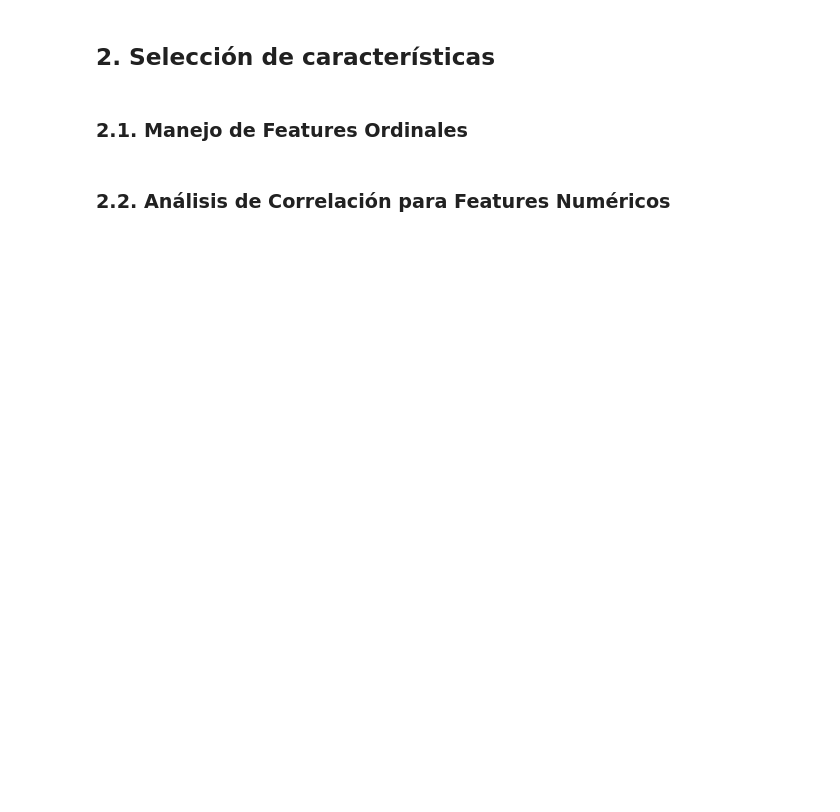
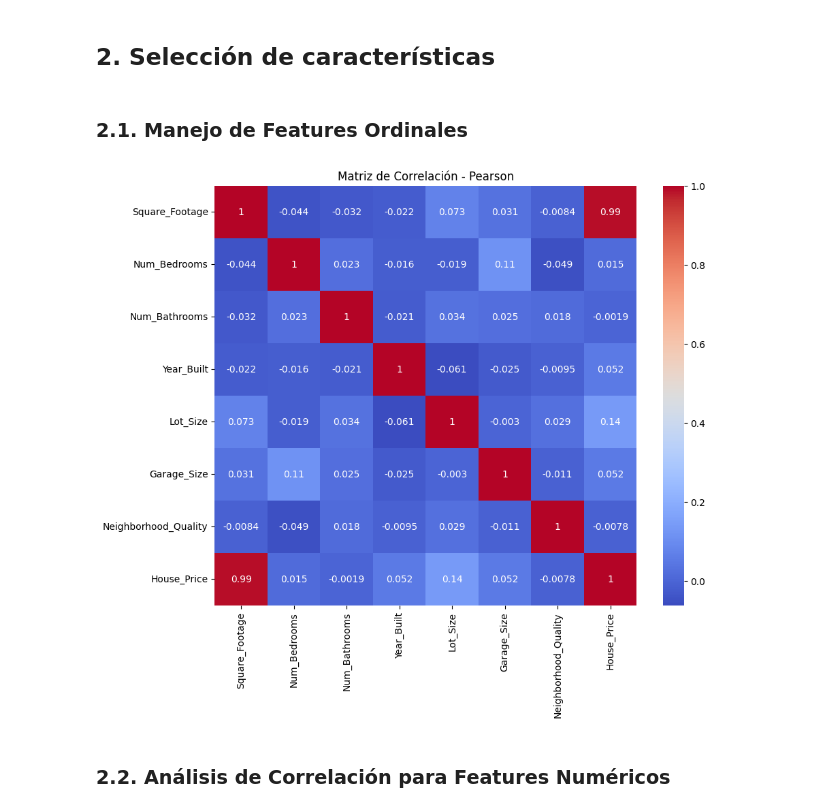
Before and after one commit to XoulEater/Tarea_1_IA, a Jupyter notebook: main.ipynb, the cells around one changed output. Saved outputs shown, nothing was run; the diff lists cells and outputs as text; code cells hidden in the pictures; blank space fills up the shorter version.

```diff
--- a/main.ipynb
+++ b/main.ipynb
@@ -29,5 +140,14 @@ ValueError: Unsupported file extension: ''. Supported file extensions are: .csv,
 ## 2. Selección de características
 # %% [markdown]
 ### 2.1. Manejo de Features Ordinales
+# %%
+# 2.1 Análisis de correlación - Pearson
+corr_pearson = data.corr(method='pearson')
+plt.figure(figsize=(10, 8))
+sns.heatmap(corr_pearson, annot=True, cmap='coolwarm')
+plt.title('Matriz de Correlación - Pearson')
+plt.show()
+# %% [output]
+[figure, added]
 # %% [markdown]
 ### 2.2. Análisis de Correlación para Features Numéricos
```
Also changed, not shown: parts of 11 cells of this notebook.
